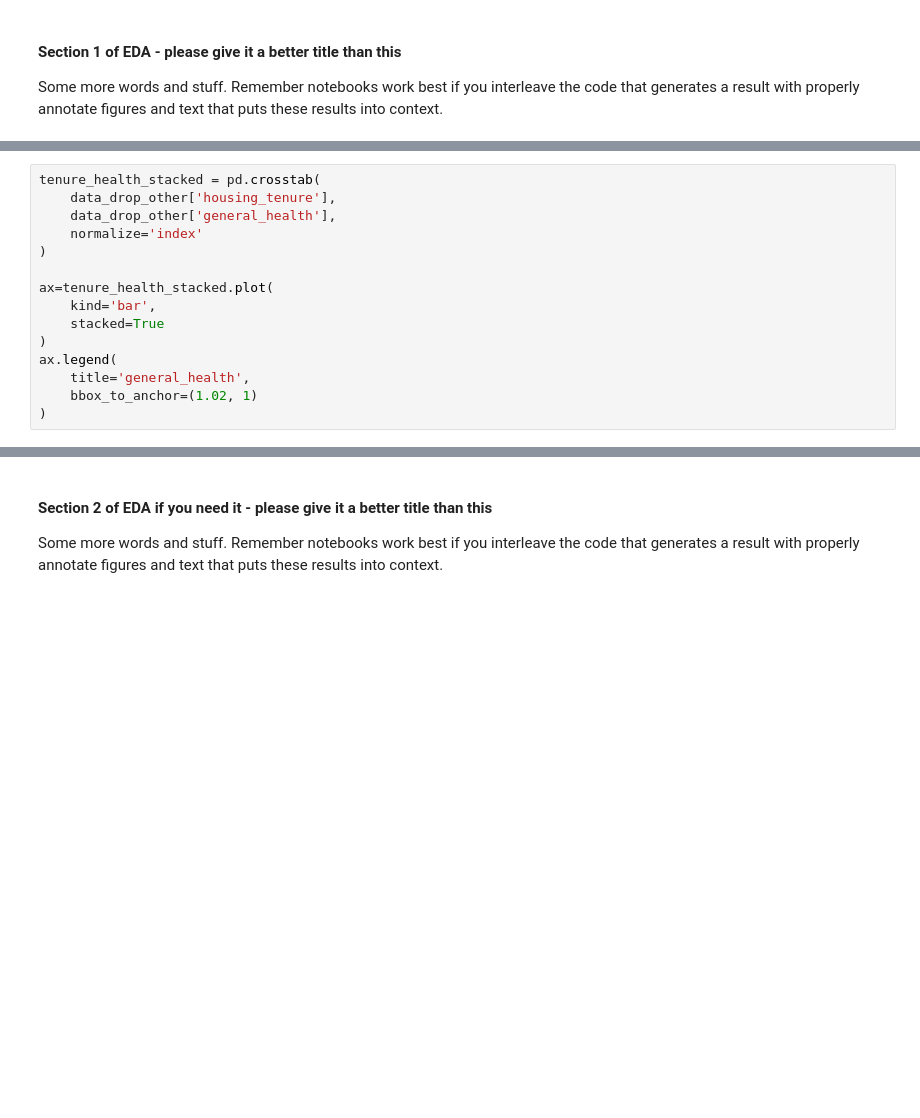
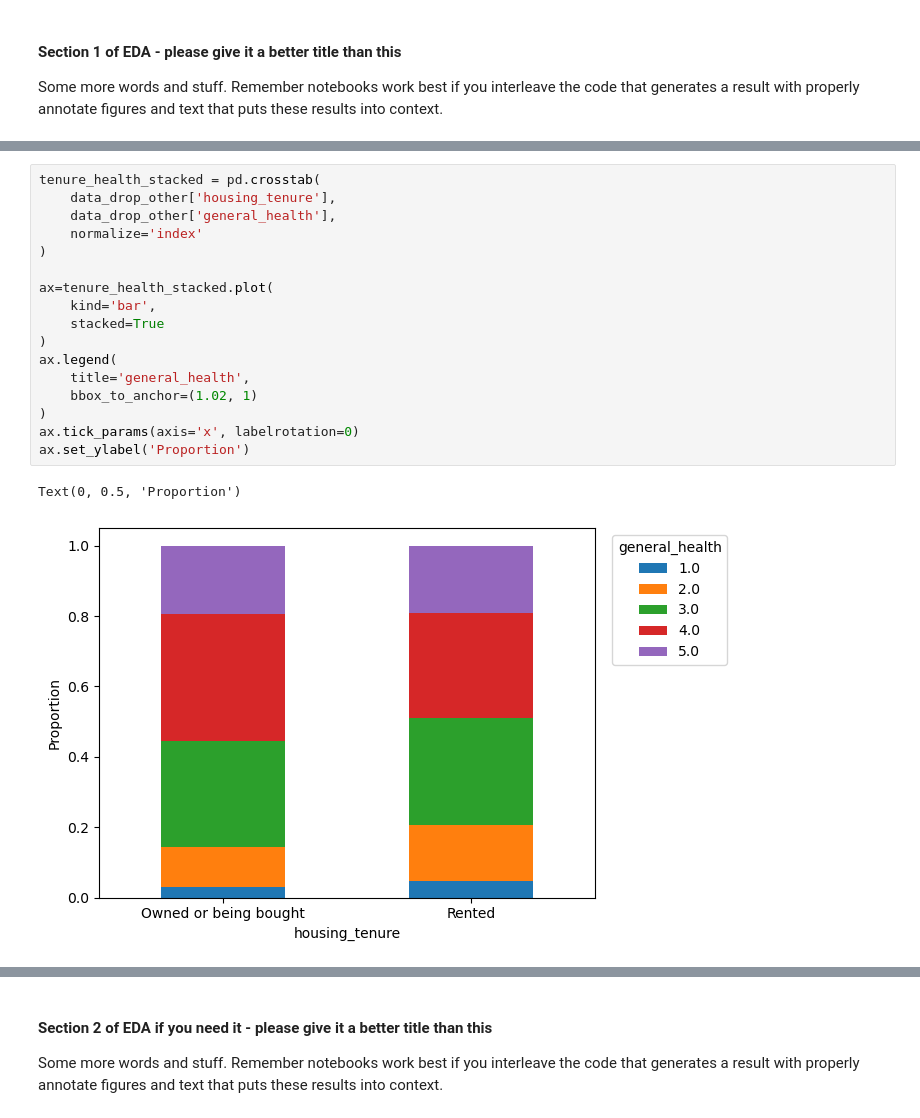
Before and after one commit to COGS108/Group-SP26-079, a Jupyter notebook: 02-EDACheckpoint.ipynb, the cells around one changed output, grey strips where cells are left out. Saved outputs shown, nothing was run; the diff lists cells and outputs as text; blank space fills up the shorter version.

```diff
--- a/02-EDACheckpoint.ipynb
+++ b/02-EDACheckpoint.ipynb
@@ -271,18 +314,23 @@ ax.legend(
 # %%
 tenure_health_stacked = pd.crosstab(
     data_drop_other['housing_tenure'],
     data_drop_other['general_health'],
     normalize='index'
 )
 
 ax=tenure_health_stacked.plot(
     kind='bar',
     stacked=True
 )
 ax.legend(
     title='general_health',
     bbox_to_anchor=(1.02, 1)
 )
+ax.tick_params(axis='x', labelrotation=0)
+ax.set_ylabel('Proportion')
+# %% [output]
+Text(0, 0.5, 'Proportion')
+[figure, added]
 # %%
 chi_square('housing_tenure','usual_place_care',data_drop_other)
 chi_square('housing_tenure','delayed_medical_care',data_drop_other)
```
Also changed, not shown: parts of 18 cells of this notebook.
